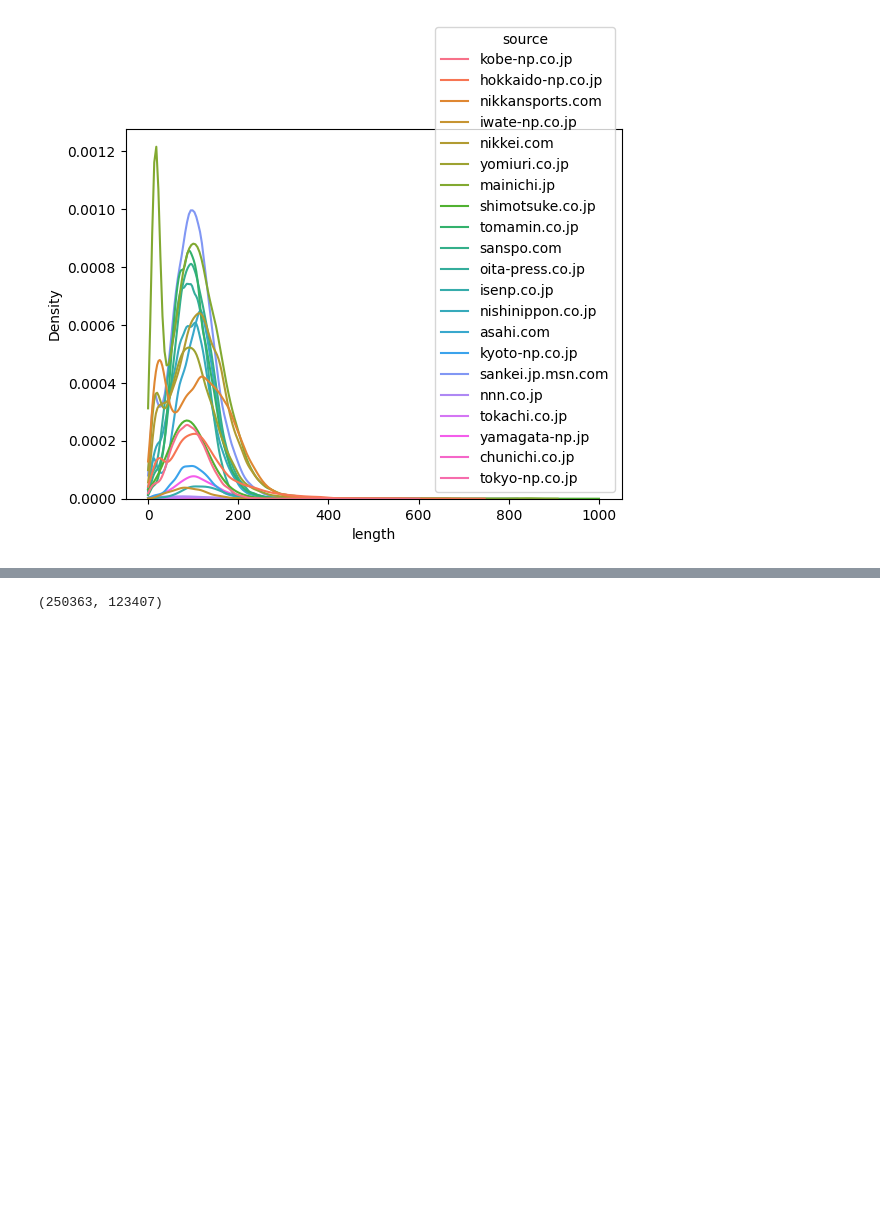
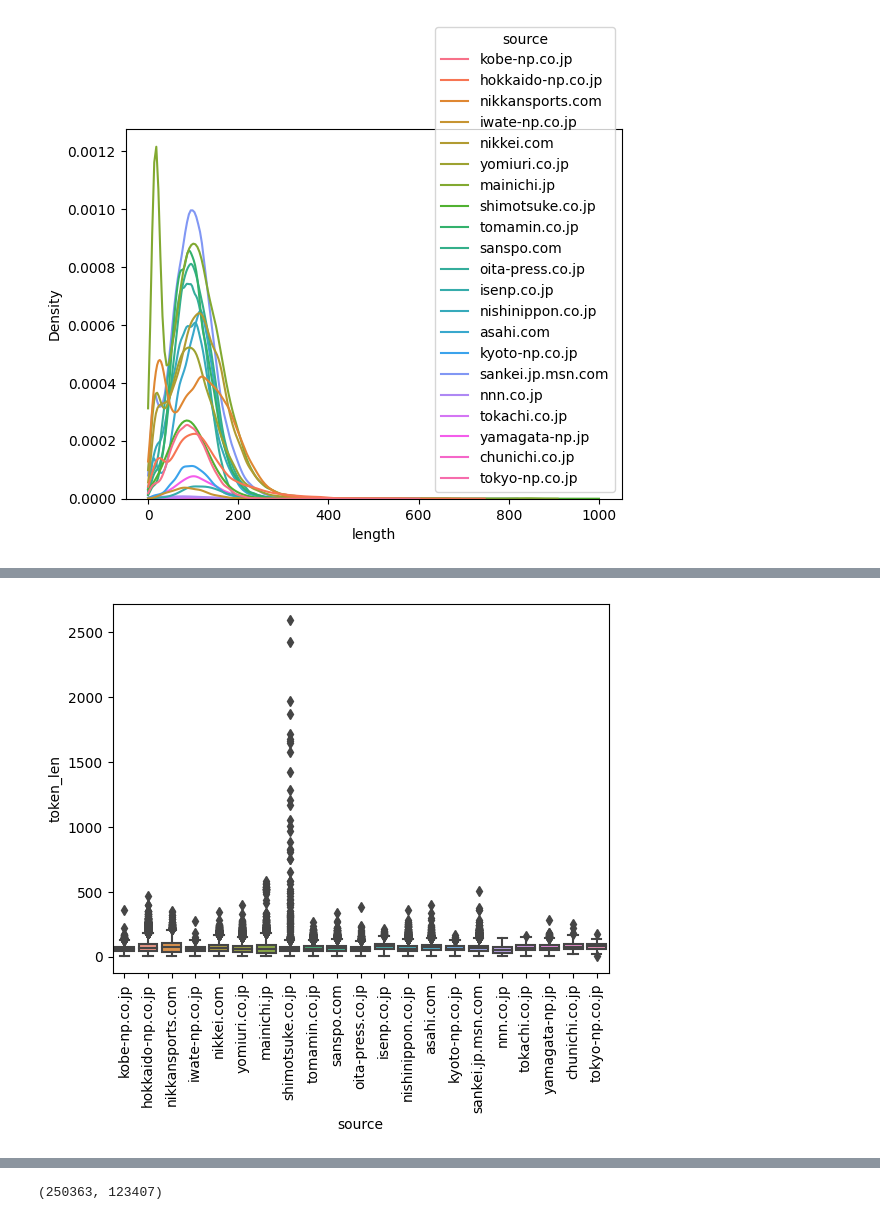
Before and after one commit to fsternini/nlp-newspaper, a Jupyter notebook: NLP.ipynb, the cells around one changed output, grey strips where cells are left out. Drawn from its saved outputs; the diff is of its cells as text; code cells hidden in the pictures; blank space fills up the shorter version.

```diff
--- a/NLP.ipynb
+++ b/NLP.ipynb
@@ -186,3 +205,13 @@ japanese_news.head()
 | 2 | kobe-np.co.jp | 2007-04-07 | 会見後、遺族代理人の渡部吉泰弁護士は「裁判長が『問うべき者を問わな... | 84 | 会見 後 、 遺族 代理 人 の 渡部 吉 泰 弁護 士 は 「 ... |
 | 3 | kobe-np.co.jp | 2007-04-07 | 遺族会は、雑踏警備本部長を務めた元明石署長ら二人の起訴を求め、活動... | 40 | 遺族 会 は 、 雑踏 警備 本部 長 を 務め た 元 明石 署... |
 | 4 | kobe-np.co.jp | 2007-04-07 | 五人の遺族が閉廷後に会見。二女の優衣菜ちゃん＝当時（８つ）＝を亡く... | 96 | 五 人 の 遺族 が 閉廷 後 に 会見 。 二女 の 優衣 菜 ... |
+# %%
+japanese_news["tokens_mat"] = japanese_news["tokens"].str.split(' ')
+japanese_news["token_len"]=len(japanese_news["tokens_mat"])
+# %%
+japanese_news["token_len"]=japanese_news["tokens_mat"].apply(len)
+# %%
+ax = sns.boxplot(data = japanese_news, x='source', y='token_len')
+ax.tick_params(axis='x', labelrotation=90)
+# %% [output]
+[figure, added]
```
Also changed, not shown: parts of 33 cells of this notebook.
